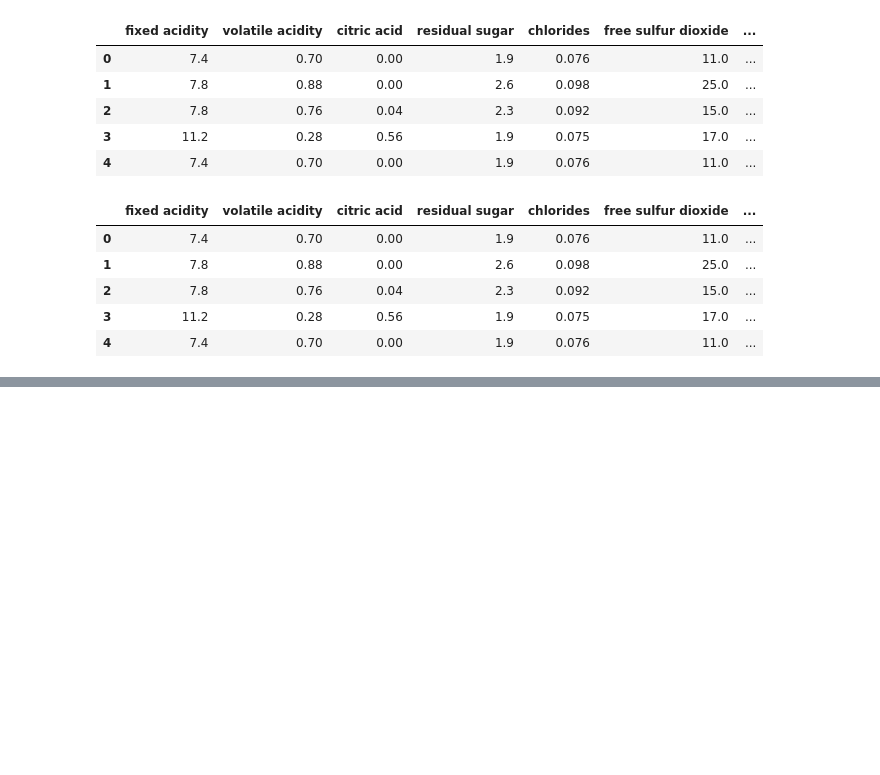
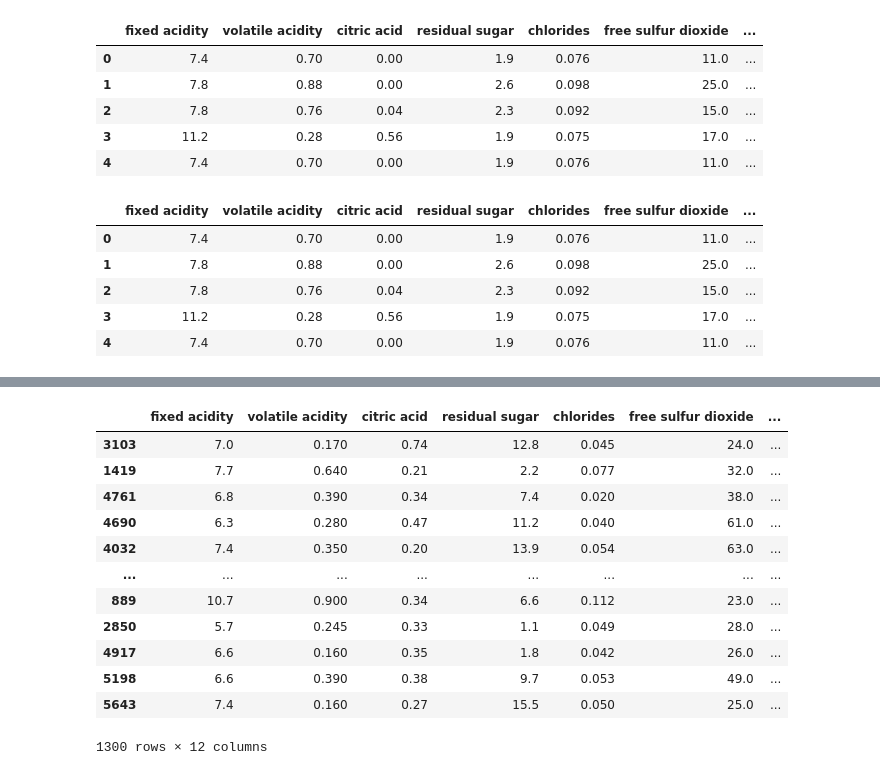
Before and after one commit to rakeshtparayil/Machine_Learning_Projects, a Jupyter notebook: Wine_Quality_ML_Prediction.ipynb, the cells around one changed output, grey strips where cells are left out. Saved outputs shown, nothing was run; the diff lists cells and outputs as text; code cells hidden in the pictures; blank space fills up the shorter version.

Commit message:
ML updated for wine classification

```diff
--- a/Wine_Quality_ML_Prediction.ipynb
+++ b/Wine_Quality_ML_Prediction.ipynb
@@ -33,3 +33,5 @@ combined_wine.head()
 | 2 | 7.8 | 0.76 | 0.04 | 2.3 | 0.092 | 15.0 | ... |
 | 3 | 11.2 | 0.28 | 0.56 | 1.9 | 0.075 | 17.0 | ... |
 | 4 | 7.4 | 0.70 | 0.00 | 1.9 | 0.076 | 11.0 | ... |
+# %%
+combined_wine_copy = combined_wine.copy() # Create a copy of the combined dataset
@@ -35,0 +40,9 @@ combined_wine.head()
+# %%
+combined_wine_copy['type'].replace({'red': 0, 'white': 1}, inplace=True) # Convert 'type' to numerical values
+
+# cat_cols = combined_wine_copy.select_dtypes('object') # Identify categorical columns
+# cat_cols_encode = pd.get_dummies(cat_cols) # One-hot encode categorical columns
+# combined_wine_copy = pd.concat([combined_wine_copy, cat_cols_encode], axis=1) # Concatenate the encoded columns with the original dataset
+# combined_wine_copy.drop('type', axis=1, inplace=True) # Drop the original 'type' column
+# combined_wine_copy = pd.concat([combined_wine_copy, cat_cols_encode], axis=1) # Concatenate the encoded columns with the original dataset
+combined_wine_copy.head() # Display the first few rows of the modified dataset
@@ -35,0 +64,7 @@ combined_wine.head()
+# %%
+from sklearn.model_selection import train_test_split, GridSearchCV
+
+X = combined_wine_copy.drop('type', axis=1) # Features
+y = combined_wine_copy['type'] # Target variable
+
+X_train, X_test, y_train, y_test = train_test_split(X, y, test_size=0.2, random_state=42) # Split the data into training and testing sets
@@ -35,0 +94,16 @@ combined_wine.head()
+# %%
+X_test
+# %% [output]
+|  | fixed acidity | volatile acidity | citric acid | residual sugar | chlorides | free sulfur dioxide | ... |
+| 3103 | 7.0 | 0.170 | 0.74 | 12.8 | 0.045 | 24.0 | ... |
+| 1419 | 7.7 | 0.640 | 0.21 | 2.2 | 0.077 | 32.0 | ... |
+| 4761 | 6.8 | 0.390 | 0.34 | 7.4 | 0.020 | 38.0 | ... |
+| 4690 | 6.3 | 0.280 | 0.47 | 11.2 | 0.040 | 61.0 | ... |
+| 4032 | 7.4 | 0.350 | 0.20 | 13.9 | 0.054 | 63.0 | ... |
+| ... | ... | ... | ... | ... | ... | ... | ... |
+| 889 | 10.7 | 0.900 | 0.34 | 6.6 | 0.112 | 23.0 | ... |
+| 2850 | 5.7 | 0.245 | 0.33 | 1.1 | 0.049 | 28.0 | ... |
+| 4917 | 6.6 | 0.160 | 0.35 | 1.8 | 0.042 | 26.0 | ... |
+| 5198 | 6.6 | 0.390 | 0.38 | 9.7 | 0.053 | 49.0 | ... |
+| 5643 | 7.4 | 0.160 | 0.27 | 15.5 | 0.050 | 25.0 | ... |
+1300 rows × 12 columns
```
Also changed, not shown: parts of 10 cells of this notebook, 1 other file.
